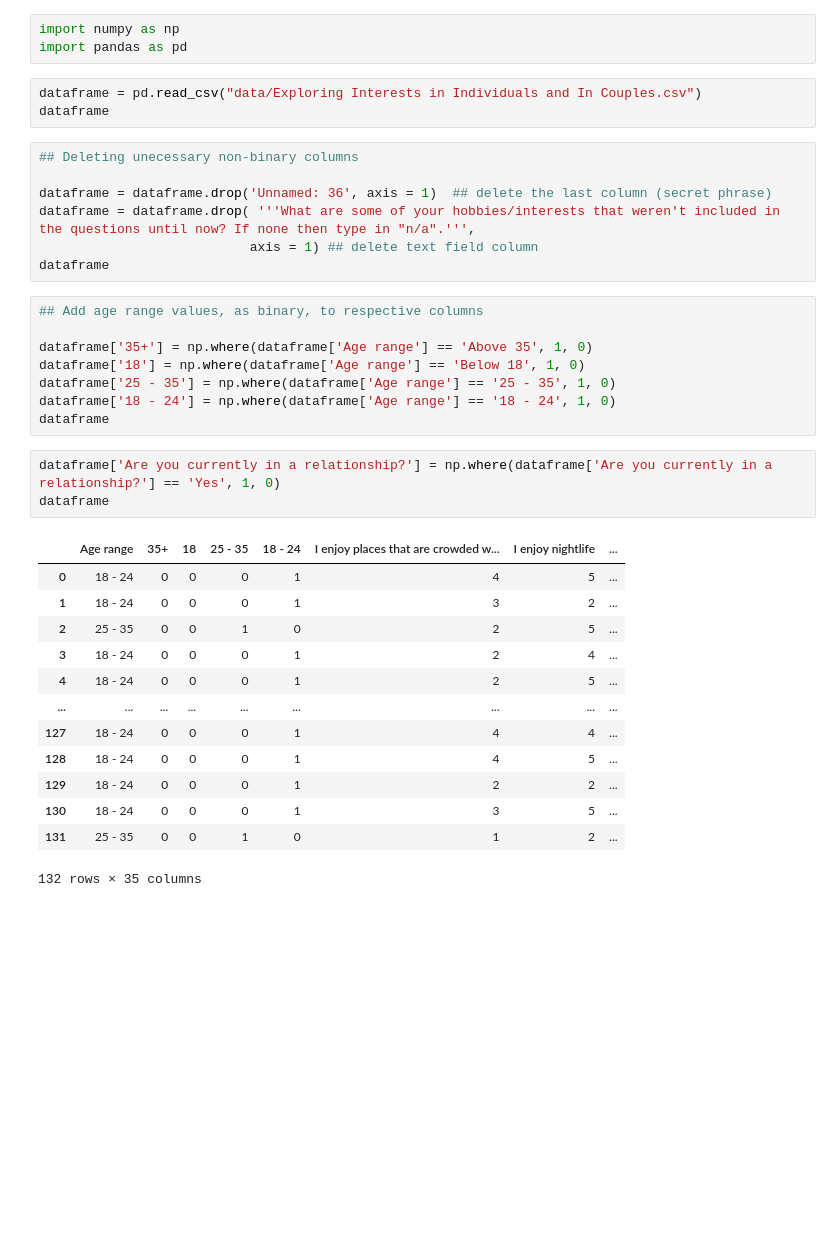
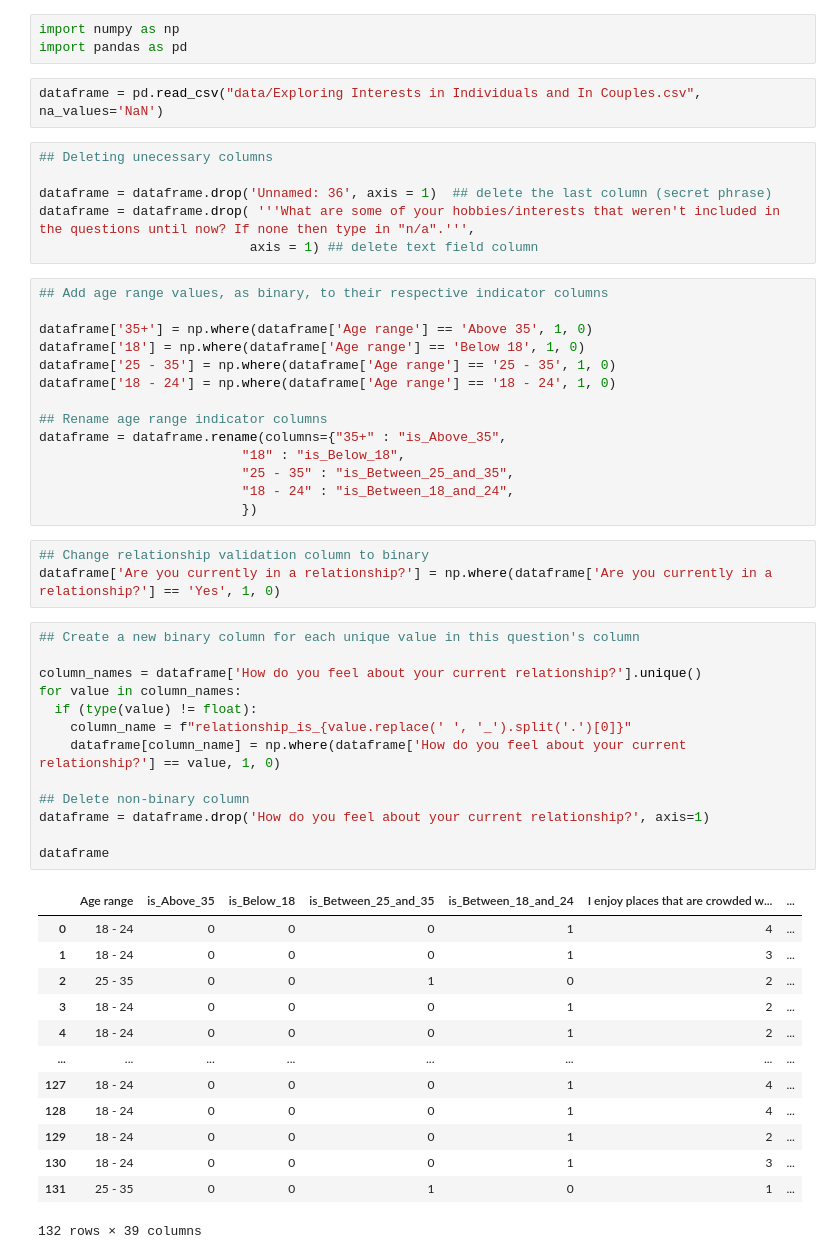
Before and after one commit to MarcDagher/Bound_Harmony, a Jupyter notebook: python_machine_learning/data_cleaning.ipynb, the cells around one changed output. Cells and saved outputs as stored; diff of their text form; blank space fills up the shorter version.

Commit message:
[Python Data Cleaning] Create binary column for each unique in this col and delete the original non-binary column

```diff
--- a/python_machine_learning/data_cleaning.ipynb
+++ b/python_machine_learning/data_cleaning.ipynb
@@ -2,37 +2,54 @@
 import numpy as np
 import pandas as pd
 # %%
-dataframe = pd.read_csv("data/Exploring Interests in Individuals and In Couples.csv")
-dataframe
+dataframe = pd.read_csv("data/Exploring Interests in Individuals and In Couples.csv", na_values='NaN')
 # %%
-## Deleting unecessary non-binary columns
+## Deleting unecessary columns
 
 dataframe = dataframe.drop('Unnamed: 36', axis = 1)  ## delete the last column (secret phrase)
 dataframe = dataframe.drop( '''What are some of your hobbies/interests that weren't included in the questions until now? If none then type in "n/a".''',
                            axis = 1) ## delete text field column
-dataframe
 # %%
-## Add age range values, as binary, to respective columns
+## Add age range values, as binary, to their respective indicator columns
 
 dataframe['35+'] = np.where(dataframe['Age range'] == 'Above 35', 1, 0)
 dataframe['18'] = np.where(dataframe['Age range'] == 'Below 18', 1, 0)
 dataframe['25 - 35'] = np.where(dataframe['Age range'] == '25 - 35', 1, 0)
 dataframe['18 - 24'] = np.where(dataframe['Age range'] == '18 - 24', 1, 0)
-dataframe
+
+## Rename age range indicator columns
+dataframe = dataframe.rename(columns={"35+" : "is_Above_35",
+                          "18" : "is_Below_18",
+                          "25 - 35" : "is_Between_25_and_35",
+                          "18 - 24" : "is_Between_18_and_24",
+                          })
 # %%
+## Change relationship validation column to binary
 dataframe['Are you currently in a relationship?'] = np.where(dataframe['Are you currently in a relationship?'] == 'Yes', 1, 0)
-dataframe
-# %% [output]
-|  | Age range | 35+ | 18 | 25 - 35 | 18 - 24 | I enjoy places that are crowded w... | I enjoy nightlife | ... |
-| 0 | 18 - 24 | 0 | 0 | 0 | 1 | 4 | 5 | ... |
-| 1 | 18 - 24 | 0 | 0 | 0 | 1 | 3 | 2 | ... |
-| 2 | 25 - 35 | 0 | 0 | 1 | 0 | 2 | 5 | ... |
-| 3 | 18 - 24 | 0 | 0 | 0 | 1 | 2 | 4 | ... |
-| 4 | 18 - 24 | 0 | 0 | 0 | 1 | 2 | 5 | ... |
-| ... | ... | ... | ... | ... | ... | ... | ... | ... |
-| 127 | 18 - 24 | 0 | 0 | 0 | 1 | 4 | 4 | ... |
-| 128 | 18 - 24 | 0 | 0 | 0 | 1 | 4 | 5 | ... |
-| 129 | 18 - 24 | 0 | 0 | 0 | 1 | 2 | 2 | ... |
-| 130 | 18 - 24 | 0 | 0 | 0 | 1 | 3 | 5 | ... |
-| 131 | 25 - 35 | 0 | 0 | 1 | 0 | 1 | 2 | ... |
-132 rows × 35 columns
+# %%
+## Create a new binary column for each unique value in this question's column
+
+column_names = dataframe['How do you feel about your current relationship?'].unique()
+for value in column_names:
+  if (type(value) != float):
+    column_name = f"relationship_is_{value.replace(' ', '_').split('.')[0]}"
+    dataframe[column_name] = np.where(dataframe['How do you feel about your current relationship?'] == value, 1, 0)
+
+## Delete non-binary column
+dataframe = dataframe.drop('How do you feel about your current relationship?', axis=1)
+
+dataframe
+# %% [output]
+|  | Age range | is_Above_35 | is_Below_18 | is_Between_25_and_35 | is_Between_18_and_24 | I enjoy places that are crowded w... | ... |
+| 0 | 18 - 24 | 0 | 0 | 0 | 1 | 4 | ... |
+| 1 | 18 - 24 | 0 | 0 | 0 | 1 | 3 | ... |
+| 2 | 25 - 35 | 0 | 0 | 1 | 0 | 2 | ... |
+| 3 | 18 - 24 | 0 | 0 | 0 | 1 | 2 | ... |
+| 4 | 18 - 24 | 0 | 0 | 0 | 1 | 2 | ... |
+| ... | ... | ... | ... | ... | ... | ... | ... |
+| 127 | 18 - 24 | 0 | 0 | 0 | 1 | 4 | ... |
+| 128 | 18 - 24 | 0 | 0 | 0 | 1 | 4 | ... |
+| 129 | 18 - 24 | 0 | 0 | 0 | 1 | 2 | ... |
+| 130 | 18 - 24 | 0 | 0 | 0 | 1 | 3 | ... |
+| 131 | 25 - 35 | 0 | 0 | 1 | 0 | 1 | ... |
+132 rows × 39 columns
```
